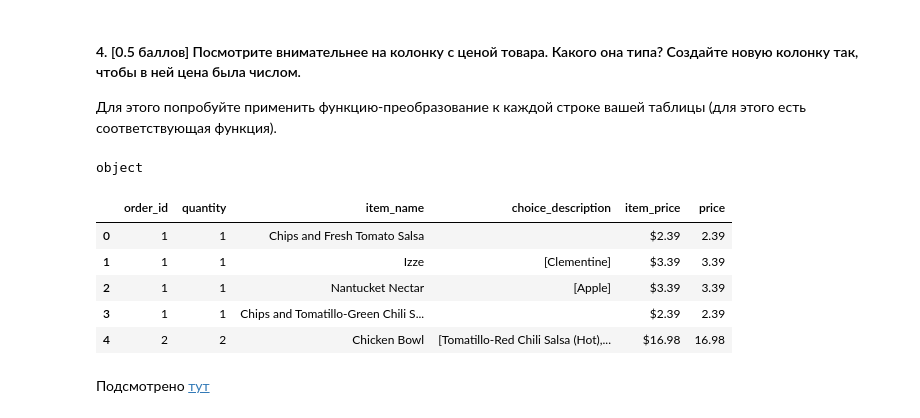
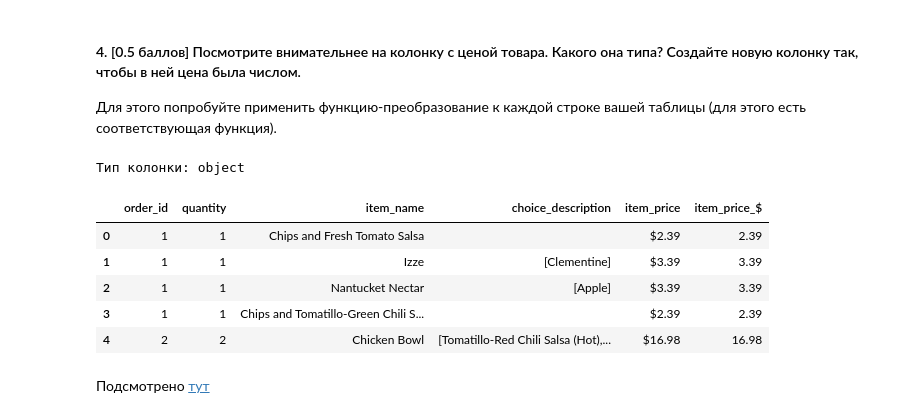
Before and after one commit to hse-mlearn/ha-01-KostyaEsyutin, a Jupyter notebook: hw1.ipynb, the cells around one changed output. Drawn from its saved outputs; the diff is of its cells as text; code cells hidden in the pictures.

```diff
--- a/hw1.ipynb
+++ b/hw1.ipynb
@@ -187,12 +187,12 @@ orders[2000:2010]
 Для этого попробуйте применить функцию-преобразование к каждой строке вашей таблицы (для этого есть соответствующая функция).
 # %%
 # your code
-orders['price'] = orders['item_price'].replace('\$','',regex=True).astype(float)
-print(orders['item_price'].dtype)
+orders['item_price_$'] = orders['item_price'].replace('\$','',regex=True).astype(float)
+print('Тип колонки:', orders['item_price'].dtype)
 orders.head()
 # %% [output]
-object
+Тип колонки: object
-|  | order_id | quantity | item_name | choice_description | item_price | price |
+|  | order_id | quantity | item_name | choice_description | item_price | item_price_$ |
 | 0 | 1 | 1 | Chips and Fresh Tomato Salsa |  | $2.39 | 2.39 |
 | 1 | 1 | 1 | Izze | [Clementine] | $3.39 | 3.39 |
 | 2 | 1 | 1 | Nantucket Nectar | [Apple] | $3.39 | 3.39 |
```
Also changed, not shown: parts of 11 cells of this notebook.
